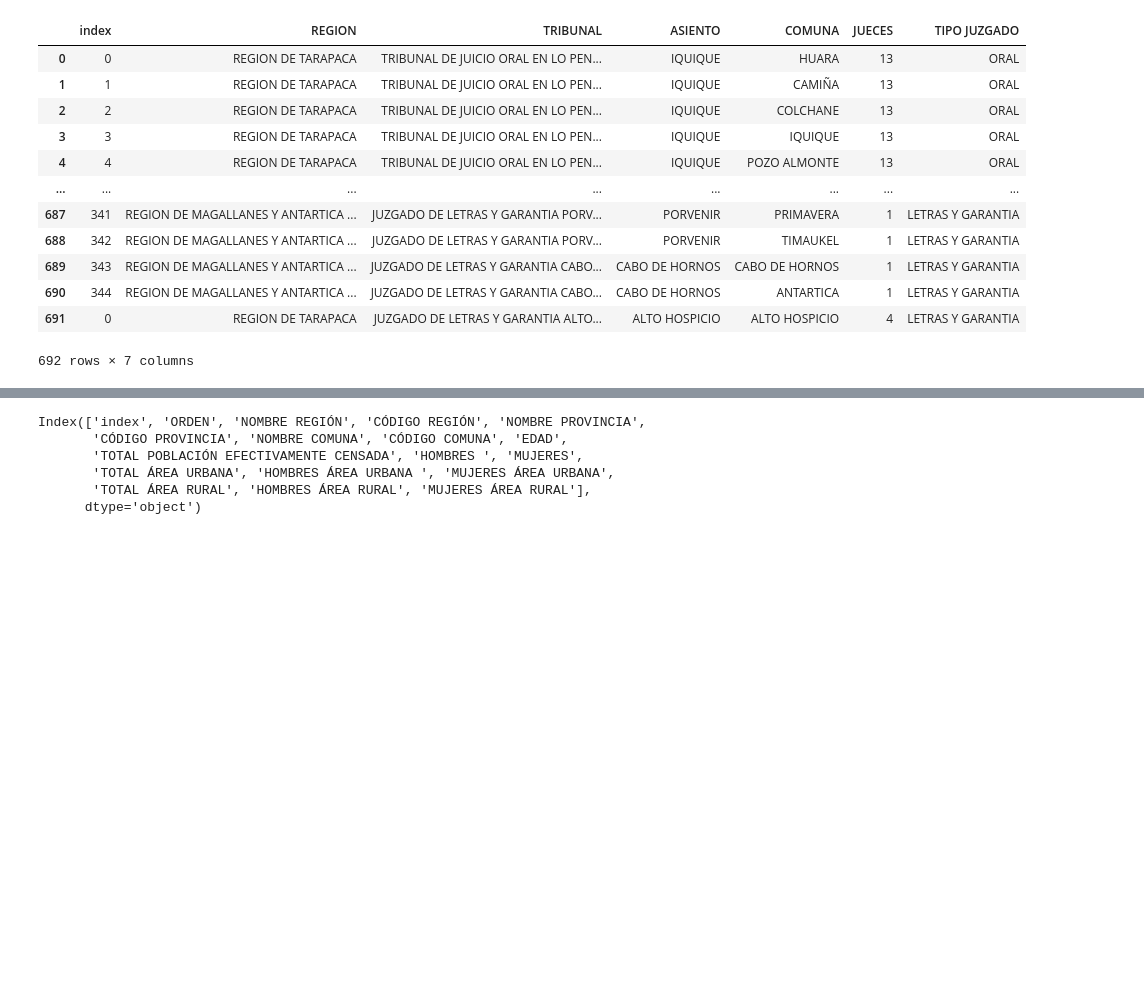
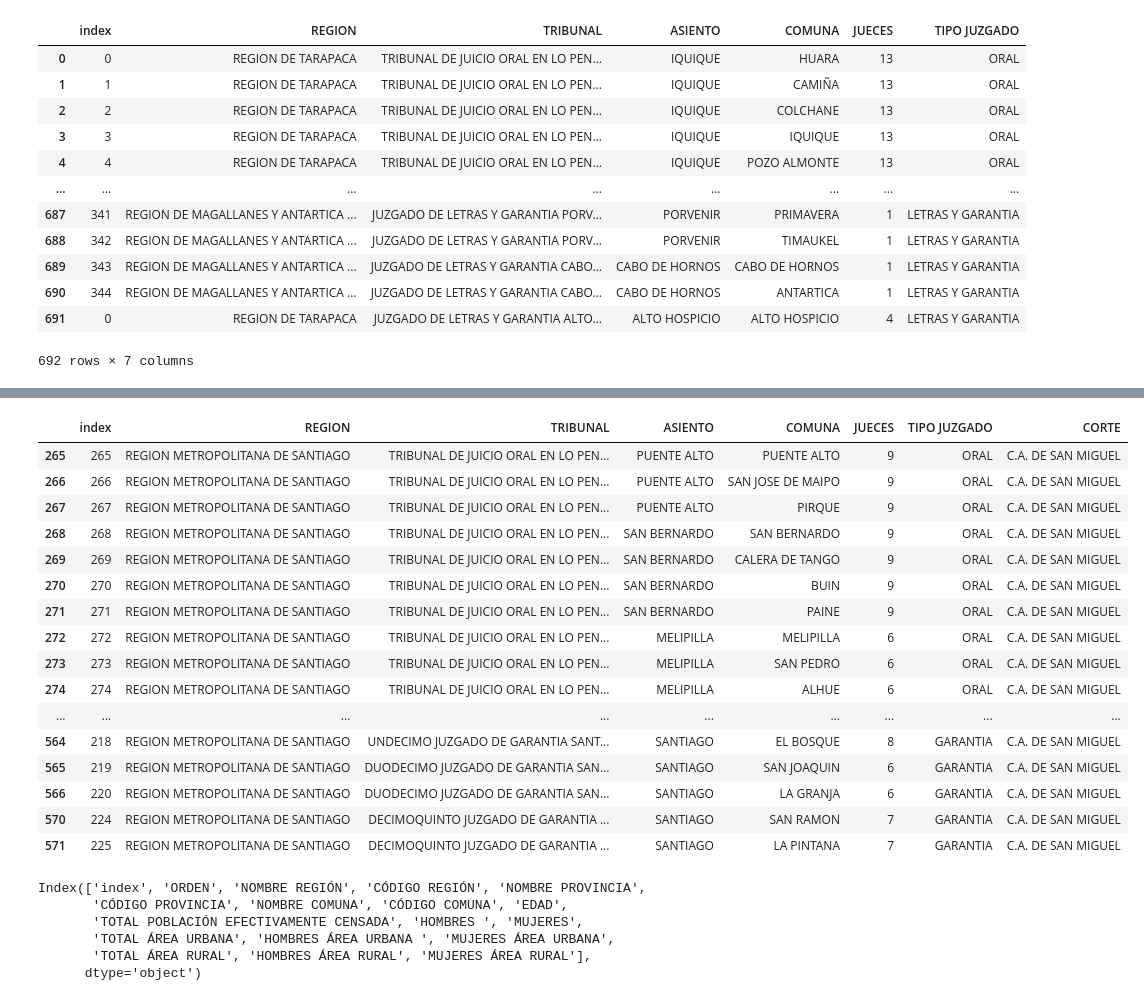
Before and after one commit to JALVARADORUIZ/DataAnalytic-PJUD, a Jupyter notebook: notebooks/5.7-jalvaradoruiz-procesamiento-dataset-cortes.ipynb, the cells around one changed output, grey strips where cells are left out. Cells and saved outputs as stored; diff of their text form; code cells hidden in the pictures; blank space fills up the shorter version.

```diff
--- a/notebooks/5.7-jalvaradoruiz-procesamiento-dataset-cortes.ipynb
+++ b/notebooks/5.7-jalvaradoruiz-procesamiento-dataset-cortes.ipynb
@@ -15,10 +15,9 @@ from unicodedata import normalize
 path_processed = "../data/processed/pjud"
 path_censo = "../data/processed/censo"
 # %%
-df_regiones = pd.read_feather(f"{path_processed}/processes_TerminoRol.feather")
-df_tribunales = pd.read_feather(f"{path_processed}/processes_ListadoTribunales.feather")
-df_censo = pd.read_feather(f"{path_censo}/processes_Censo2017.feather")
-df_dotacion = pd.read_feather(f"{path_processed}/processes_ListadoTribunales.feather")
+df_regiones = pd.read_feather(f"{path_processed}/processes_TerminosRol.feather")
+df_tribunales = pd.read_feather(f"{path_processed}/generates_ListadoTribunales.feather")
+df_censo = pd.read_feather(f"{path_censo}/generates_Censo2017.feather")
 # %%
 df_tribunales
 # %% [output]
@@ -81,3 +103,23 @@ df_tribunales
+# %%
+df_tribunales_cortes.query("CORTE == 'C.A. DE SAN MIGUEL'")
+# %% [output]
+|  | index | REGION | TRIBUNAL | ASIENTO | COMUNA | JUECES | TIPO JUZGADO | CORTE |
+| 265 | 265 | REGION METROPOLITANA DE SANTIAGO | TRIBUNAL DE JUICIO ORAL EN LO PEN... | PUENTE ALTO | PUENTE ALTO | 9 | ORAL | C.A. DE SAN MIGUEL |
+| 266 | 266 | REGION METROPOLITANA DE SANTIAGO | TRIBUNAL DE JUICIO ORAL EN LO PEN... | PUENTE ALTO | SAN JOSE DE MAIPO | 9 | ORAL | C.A. DE SAN MIGUEL |
+| 267 | 267 | REGION METROPOLITANA DE SANTIAGO | TRIBUNAL DE JUICIO ORAL EN LO PEN... | PUENTE ALTO | PIRQUE | 9 | ORAL | C.A. DE SAN MIGUEL |
+| 268 | 268 | REGION METROPOLITANA DE SANTIAGO | TRIBUNAL DE JUICIO ORAL EN LO PEN... | SAN BERNARDO | SAN BERNARDO | 9 | ORAL | C.A. DE SAN MIGUEL |
+| 269 | 269 | REGION METROPOLITANA DE SANTIAGO | TRIBUNAL DE JUICIO ORAL EN LO PEN... | SAN BERNARDO | CALERA DE TANGO | 9 | ORAL | C.A. DE SAN MIGUEL |
+| 270 | 270 | REGION METROPOLITANA DE SANTIAGO | TRIBUNAL DE JUICIO ORAL EN LO PEN... | SAN BERNARDO | BUIN | 9 | ORAL | C.A. DE SAN MIGUEL |
+| 271 | 271 | REGION METROPOLITANA DE SANTIAGO | TRIBUNAL DE JUICIO ORAL EN LO PEN... | SAN BERNARDO | PAINE | 9 | ORAL | C.A. DE SAN MIGUEL |
+| 272 | 272 | REGION METROPOLITANA DE SANTIAGO | TRIBUNAL DE JUICIO ORAL EN LO PEN... | MELIPILLA | MELIPILLA | 6 | ORAL | C.A. DE SAN MIGUEL |
+| 273 | 273 | REGION METROPOLITANA DE SANTIAGO | TRIBUNAL DE JUICIO ORAL EN LO PEN... | MELIPILLA | SAN PEDRO | 6 | ORAL | C.A. DE SAN MIGUEL |
+| 274 | 274 | REGION METROPOLITANA DE SANTIAGO | TRIBUNAL DE JUICIO ORAL EN LO PEN... | MELIPILLA | ALHUE | 6 | ORAL | C.A. DE SAN MIGUEL |
+| ... | ... | ... | ... | ... | ... | ... | ... | ... |
+| 564 | 218 | REGION METROPOLITANA DE SANTIAGO | UNDECIMO JUZGADO DE GARANTIA SANT... | SANTIAGO | EL BOSQUE | 8 | GARANTIA | C.A. DE SAN MIGUEL |
+| 565 | 219 | REGION METROPOLITANA DE SANTIAGO | DUODECIMO JUZGADO DE GARANTIA SAN... | SANTIAGO | SAN JOAQUIN | 6 | GARANTIA | C.A. DE SAN MIGUEL |
+| 566 | 220 | REGION METROPOLITANA DE SANTIAGO | DUODECIMO JUZGADO DE GARANTIA SAN... | SANTIAGO | LA GRANJA | 6 | GARANTIA | C.A. DE SAN MIGUEL |
+| 570 | 224 | REGION METROPOLITANA DE SANTIAGO | DECIMOQUINTO JUZGADO DE GARANTIA ... | SANTIAGO | SAN RAMON | 7 | GARANTIA | C.A. DE SAN MIGUEL |
+| 571 | 225 | REGION METROPOLITANA DE SANTIAGO | DECIMOQUINTO JUZGADO DE GARANTIA ... | SANTIAGO | LA PINTANA | 7 | GARANTIA | C.A. DE SAN MIGUEL |
 # %%
 df_censo.columns
 # %% [output]
```
Also changed, not shown: parts of 11 cells of this notebook, 37 other files.
